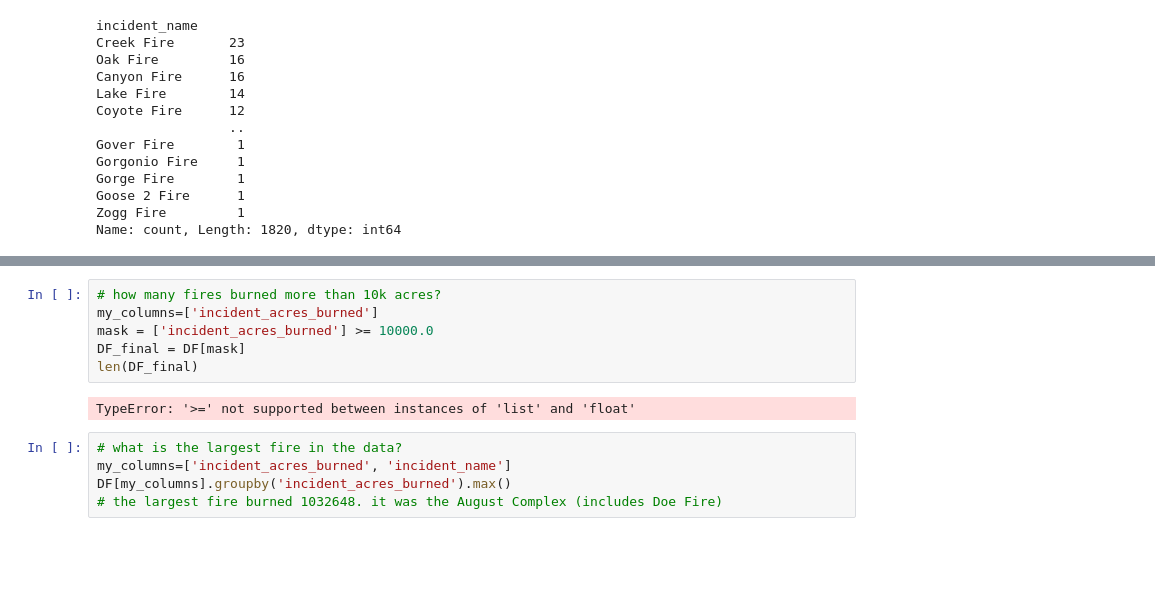
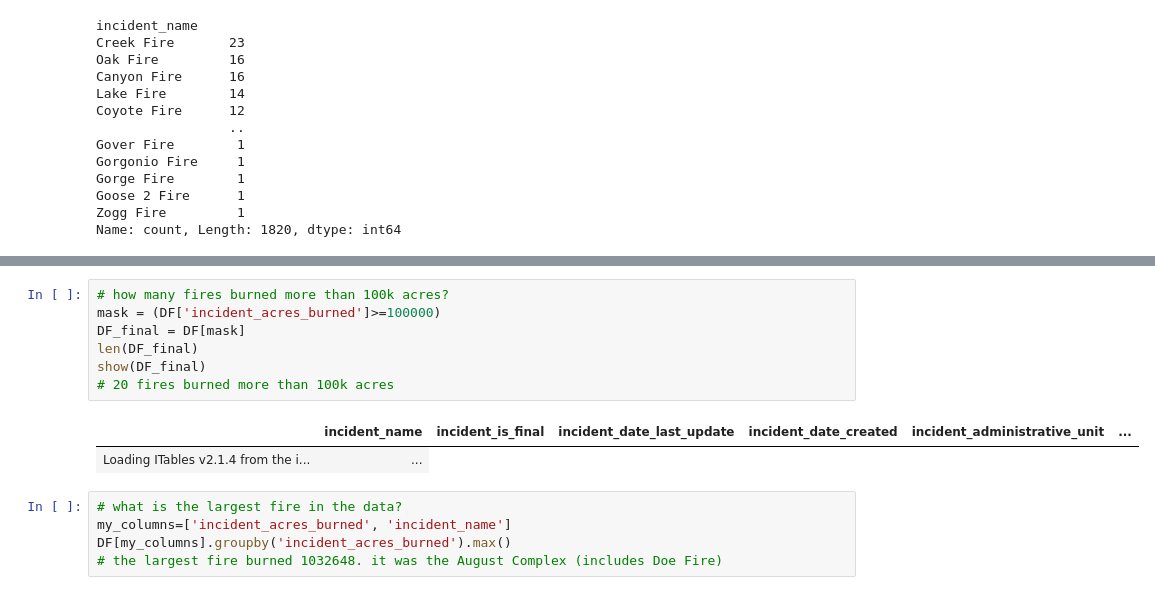
Before and after one commit to ldevries1/Day8, a Jupyter notebook: Day8-HW.ipynb, the cells around one changed output, grey strips where cells are left out. Drawn from its saved outputs; the diff is of its cells as text; blank space fills up the shorter version.

```diff
--- a/Day8-HW.ipynb
+++ b/Day8-HW.ipynb
@@ -94,11 +94,13 @@ dog.show()
 # %%
-# how many fires burned more than 10k acres?
-my_columns=['incident_acres_burned']
-mask = ['incident_acres_burned'] >= 10000.0
+# how many fires burned more than 100k acres?
+mask = (DF['incident_acres_burned']>=100000)
 DF_final = DF[mask]
 len(DF_final)
+show(DF_final)
+# 20 fires burned more than 100k acres
 # %% [output]
-TypeError: '>=' not supported between instances of 'list' and 'float'
+|  | incident_name | incident_is_final | incident_date_last_update | incident_date_created | incident_administrative_unit | ... |
+| Loading ITables v2.1.4 from the i... | ... |
 # %%
 # what is the largest fire in the data?
 my_columns=['incident_acres_burned', 'incident_name']
```
Also changed, not shown: parts of 12 cells of this notebook.
